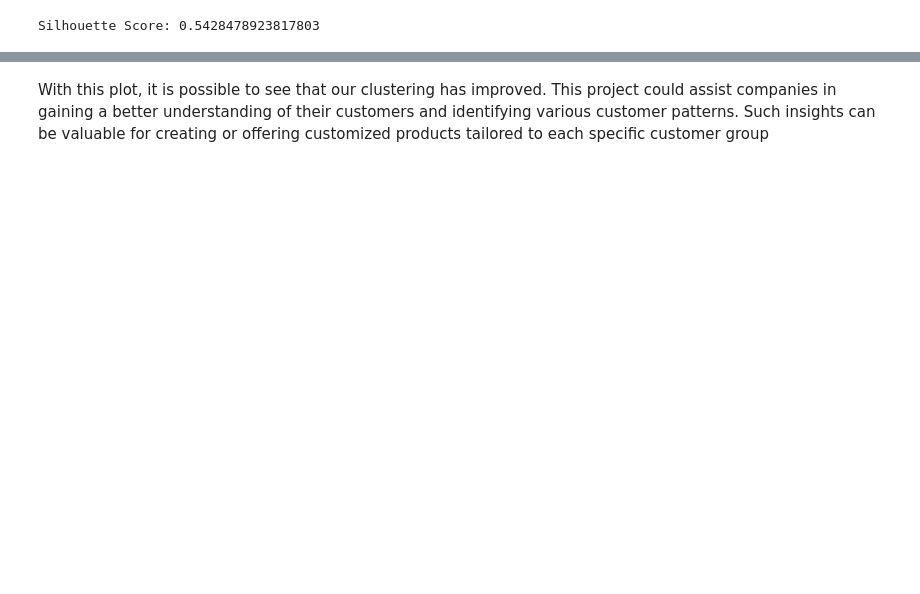
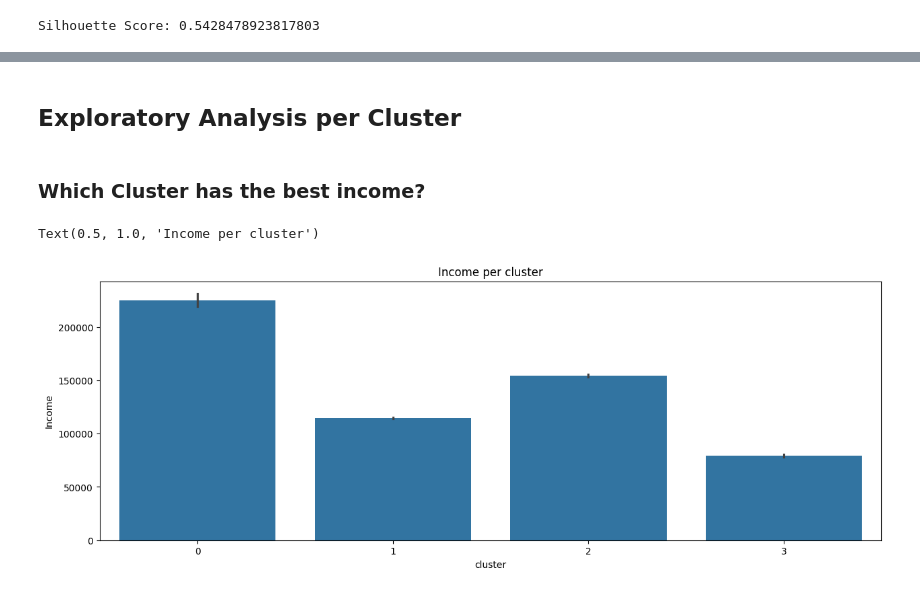
Before and after one commit to andearaujo92/Data-science, a Jupyter notebook: customer-clusterizatio-eda-k-means.ipynb, the cells around one changed output, grey strips where cells are left out. Cells and saved outputs as stored; diff of their text form; code cells hidden in the pictures; blank space fills up the shorter version.

Commit message:
Kaggle Notebook | Customer Clusterization | EDA + K-Means | Version 4

```diff
--- a/customer-clusterizatio-eda-k-means.ipynb
+++ b/customer-clusterizatio-eda-k-means.ipynb
@@ -227,2 +268,13 @@ sns.scatterplot(data = df_num, x = 'Age', y = 'Income', hue = 'cluster', palette
-# %% [markdown]
-With this plot, it is possible to see that our clustering has improved. This project could assist companies in gaining a better understanding of their customers and identifying various customer patterns. Such insights can be valuable for creating or offering customized products tailored to each specific customer group
+# %% [markdown]
+## Exploratory Analysis per Cluster
+# %%
+df = df.merge(df_num['cluster'], right_index=True, left_index = True)
+# %% [markdown]
+### Which Cluster has the best income?
+# %%
+plt.figure(figsize=(15,5))
+sns.barplot(df, x = 'cluster', y = 'Income')
+plt.title('Income per cluster')
+# %% [output]
+Text(0.5, 1.0, 'Income per cluster')
+[figure, added]
```
Also changed, not shown: parts of 44 cells of this notebook.
